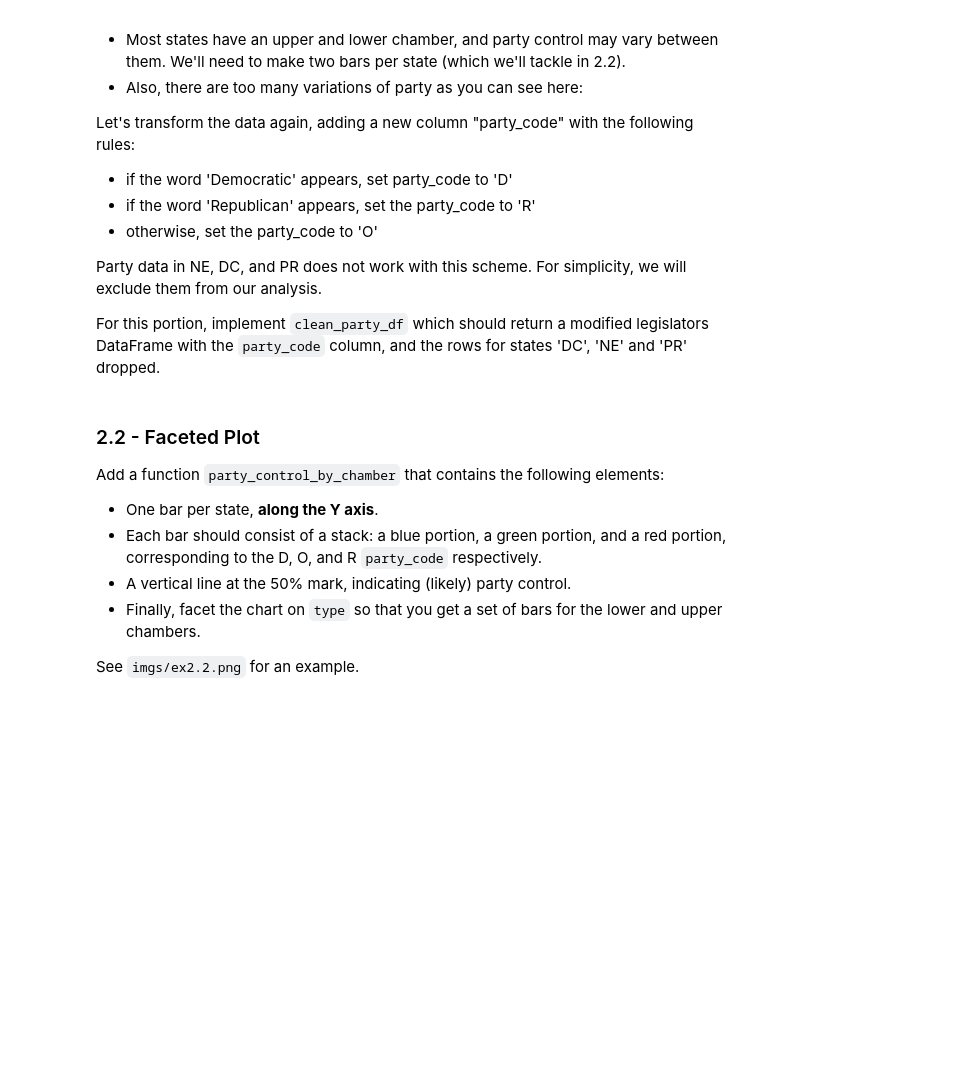
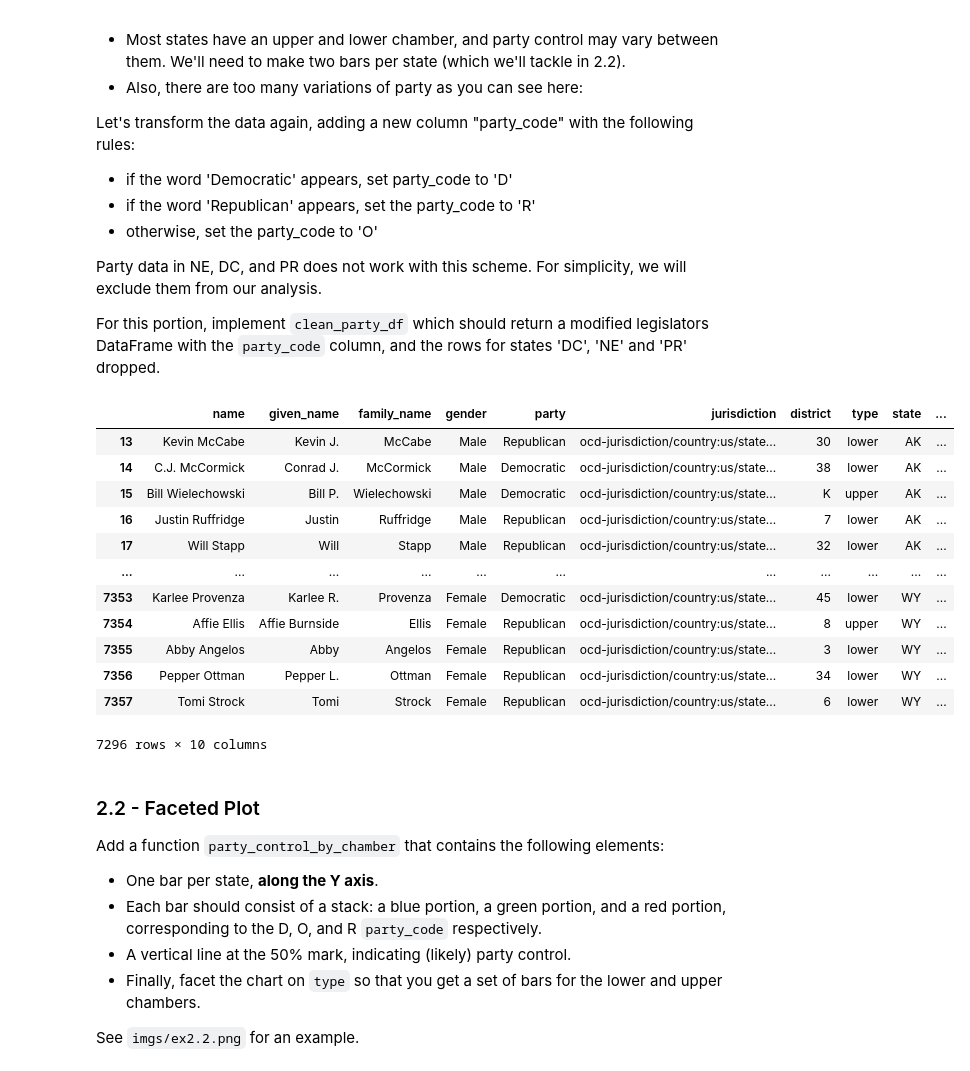
Before and after one commit to uchicago-2024-capp30239/altair-lab-ghazalin, a Jupyter notebook: altair_lab.ipynb, the cells around one changed output. Cells and saved outputs as stored; diff of their text form; code cells hidden in the pictures; blank space fills up the shorter version.

Commit message:
started work on problem 3

```diff
--- a/altair_lab.ipynb
+++ b/altair_lab.ipynb
@@ -194,11 +211,31 @@ For simplicity, we will exclude them from our analysis.
 For this portion, implement `clean_party_df` which should return a modified legislators DataFrame with the `party_code` column, and the rows for states 'DC', 'NE' and 'PR' dropped.
 # %%
 def clean_party_df():
-    # start with the DataFrame from part 1 & return transformed copy
+
     df = legislators_df()
-    # IMPLEMENTATION HERE
+
+    # drop states with alternative party scheme
+    df = df.loc[df['state'].isin(['DC','NE','PR'])==False]
+
+    df['party_code'] = np.where(df['party'].str.contains('Democratic')==True, 'D',np.where(df['party'].str.contains('Republican')==True,'R','O'))
+
+    return df
 
 clean_party_df()
+# %% [output]
+|  | name | given_name | family_name | gender | party | jurisdiction | district | type | state | ... |
+| 13 | Kevin McCabe | Kevin J. | McCabe | Male | Republican | ocd-jurisdiction/country:us/state... | 30 | lower | AK | ... |
+| 14 | C.J. McCormick | Conrad J. | McCormick | Male | Democratic | ocd-jurisdiction/country:us/state... | 38 | lower | AK | ... |
+| 15 | Bill Wielechowski | Bill P. | Wielechowski | Male | Democratic | ocd-jurisdiction/country:us/state... | K | upper | AK | ... |
+| 16 | Justin Ruffridge | Justin | Ruffridge | Male | Republican | ocd-jurisdiction/country:us/state... | 7 | lower | AK | ... |
+| 17 | Will Stapp | Will | Stapp | Male | Republican | ocd-jurisdiction/country:us/state... | 32 | lower | AK | ... |
+| ... | ... | ... | ... | ... | ... | ... | ... | ... | ... | ... |
+| 7353 | Karlee Provenza | Karlee R. | Provenza | Female | Democratic | ocd-jurisdiction/country:us/state... | 45 | lower | WY | ... |
+| 7354 | Affie Ellis | Affie Burnside | Ellis | Female | Republican | ocd-jurisdiction/country:us/state... | 8 | upper | WY | ... |
+| 7355 | Abby Angelos | Abby | Angelos | Female | Republican | ocd-jurisdiction/country:us/state... | 3 | lower | WY | ... |
+| 7356 | Pepper Ottman | Pepper L. | Ottman | Female | Republican | ocd-jurisdiction/country:us/state... | 34 | lower | WY | ... |
+| 7357 | Tomi Strock | Tomi | Strock | Female | Republican | ocd-jurisdiction/country:us/state... | 6 | lower | WY | ... |
+7296 rows × 10 columns
 # %% [markdown]
 ### 2.2 - Faceted Plot
 
```
Also changed, not shown: parts of 6 cells of this notebook.
